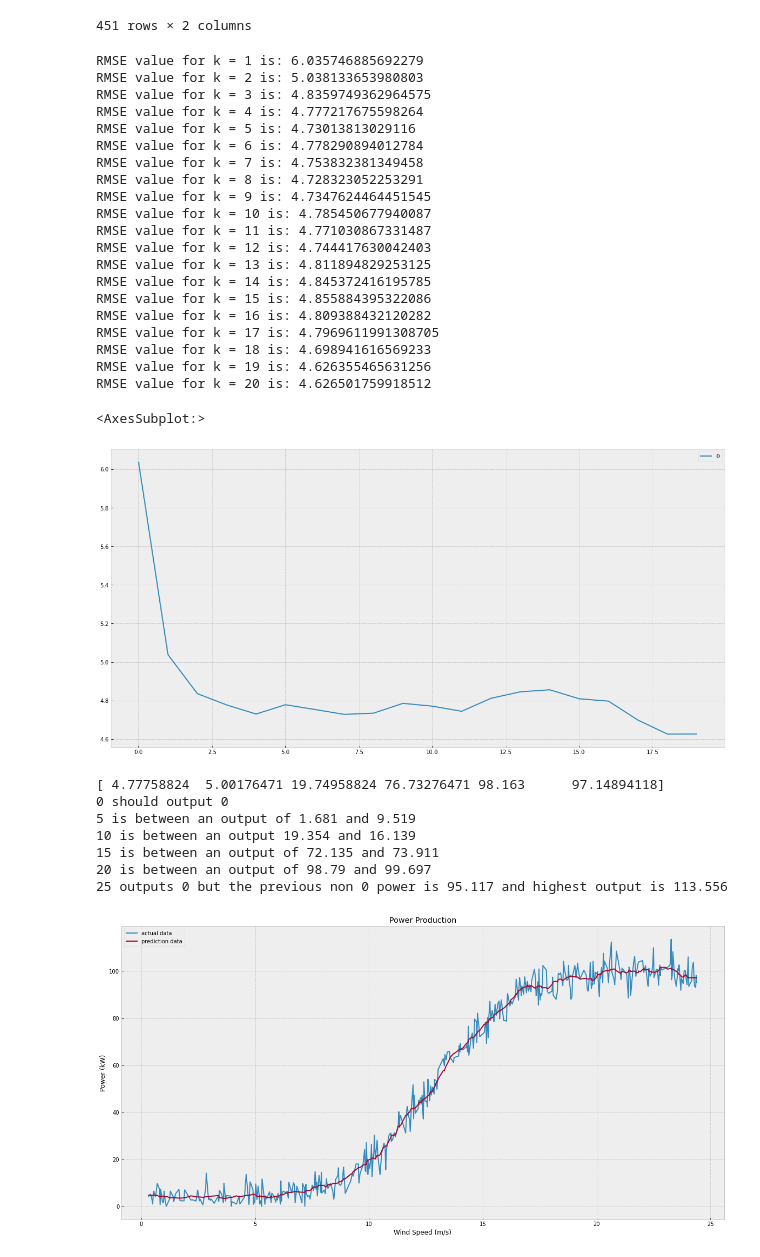
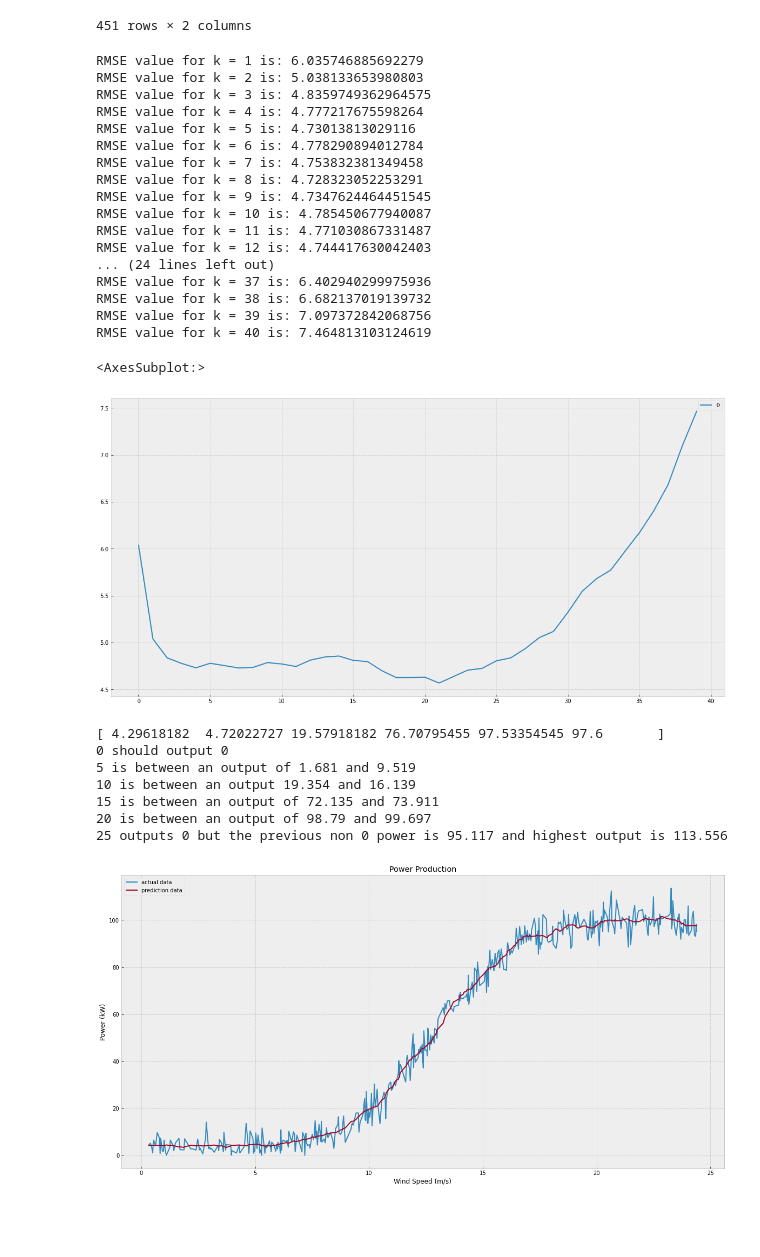
Before and after one commit to WilliamVida/EmergingTechnologiesProject, a Jupyter notebook: Project.ipynb, the cells around one changed output. Saved outputs shown, nothing was run; the diff lists cells and outputs as text; code cells hidden in the pictures; blank space fills up the shorter version.

```diff
--- a/Project.ipynb
+++ b/Project.ipynb
@@ -448,7 +454,8 @@ X_train, X_test, y_train, y_test = train_test_split(X, y, test_size = 0.8, rando
 # To store root mean square error values for different k values.
 rmse_val = []
 
-for K in range(20):
+# Test for a range of values.
+for K in range(40):
     K = K + 1
     model = neighbors.KNeighborsRegressor(n_neighbors = K)
 
@@ -456,48 +463,45 @@ for K in range(20):
     model.fit(X_train, y_train)
 
     # Make prediction on the test set.
     pred = model.predict(X_test)
 
     # Calculate the RMSE.
     error = sqrt(mean_squared_error(y_test, pred))
 
     # Store the RMSE values.
     rmse_val.append(error)
 
     print("RMSE value for k =" , K , "is:", error)
 
 # Output the elbow curve.
 curve = pd.DataFrame(rmse_val)
 curve.plot()
 # %% [output]
 RMSE value for k = 1 is: 6.035746885692279
 RMSE value for k = 2 is: 5.038133653980803
 RMSE value for k = 3 is: 4.8359749362964575
 RMSE value for k = 4 is: 4.777217675598264
 RMSE value for k = 5 is: 4.73013813029116
 RMSE value for k = 6 is: 4.778290894012784
 RMSE value for k = 7 is: 4.753832381349458
 RMSE value for k = 8 is: 4.728323052253291
 RMSE value for k = 9 is: 4.7347624464451545
 RMSE value for k = 10 is: 4.785450677940087
 RMSE value for k = 11 is: 4.771030867331487
 RMSE value for k = 12 is: 4.744417630042403
-RMSE value for k = 13 is: 4.811894829253125
-RMSE value for k = 14 is: 4.845372416195785
-RMSE value for k = 15 is: 4.855884395322086
-RMSE value for k = 16 is: 4.809388432120282
-RMSE value for k = 17 is: 4.7969611991308705
-RMSE value for k = 18 is: 4.698941616569233
-RMSE value for k = 19 is: 4.626355465631256
-RMSE value for k = 20 is: 4.626501759918512
+... (24 lines left out)
+RMSE value for k = 37 is: 6.402940299975936
+RMSE value for k = 38 is: 6.682137019139732
+RMSE value for k = 39 is: 7.097372842068756
+RMSE value for k = 40 is: 7.464813103124619
 <AxesSubplot:>
-[figure, old version]
+[figure, new version]
 # %%
-# Set the number of neighbours.
-neigh = KNeighborsRegressor(n_neighbors = 17)
+# Set the number of neighbours and fit.
+neigh = KNeighborsRegressor(n_neighbors = 22)
 neigh.fit(X, y)
 
-# Since the first row was removed, 0 speed will incorrectly return a number greater than 0.
+# Test the model on some data.
 print(neigh.predict([[0], [5], [10], [15], [20], [25]]))
 print("0 should output 0")
 print("5 is between an output of 1.681 and 9.519")
@@ -506,7 +510,7 @@ print("15 is between an output of 72.135 and 73.911")
 print("20 is between an output of 98.79 and 99.697")
 print("25 outputs 0 but the previous non 0 power is 95.117 and highest output is 113.556")
 # %% [output]
-[ 4.77758824  5.00176471 19.74958824 76.73276471 98.163      97.14894118]
+[ 4.29618182  4.72022727 19.57918182 76.70795455 97.53354545 97.6       ]
 0 should output 0
 5 is between an output of 1.681 and 9.519
 10 is between an output 19.354 and 16.139
```
Also changed, not shown: parts of 15 cells of this notebook, 8 other files.
